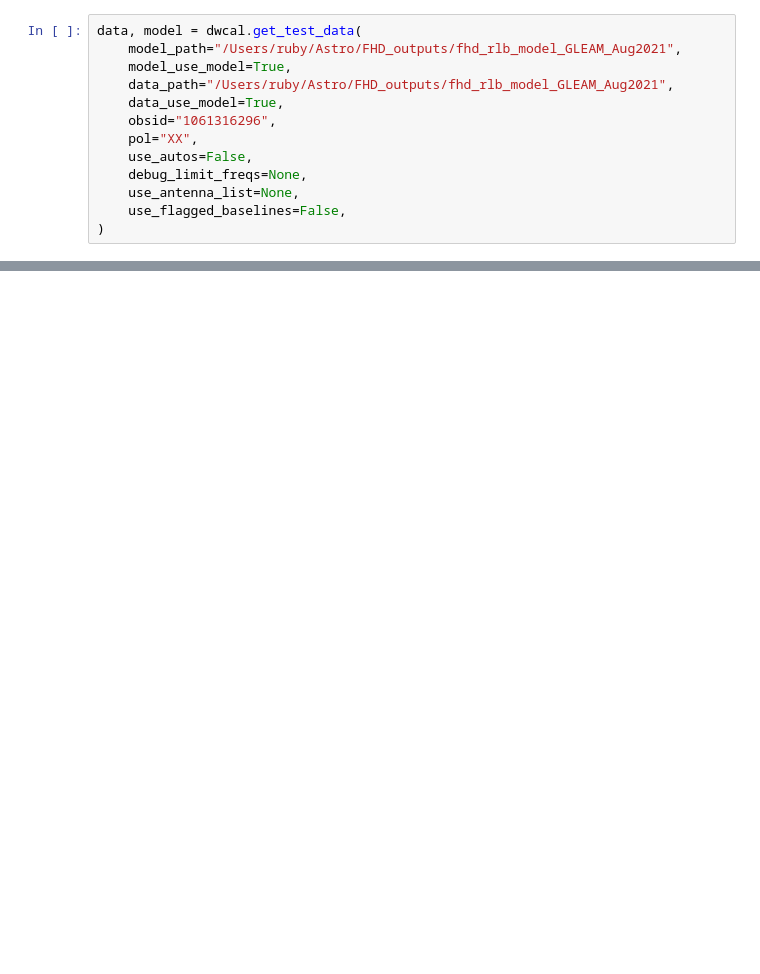
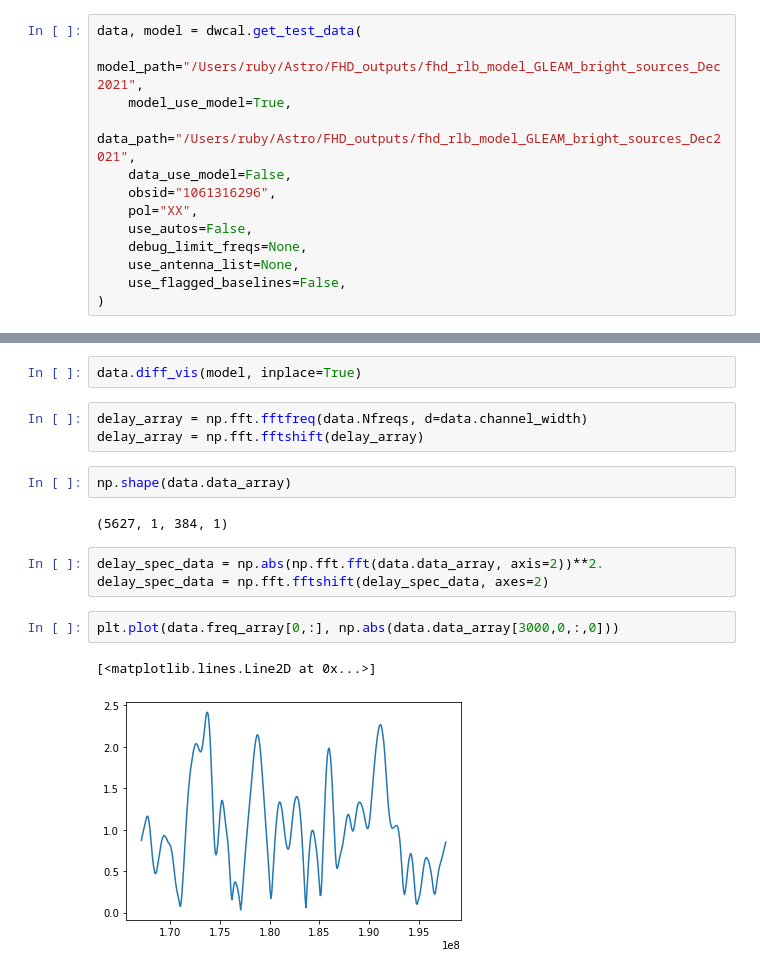
Before and after one commit to rlbyrne/rlb_LWA, a Jupyter notebook: notebooks/dwcal_exploration_Jan2022.ipynb, the cells around one changed output, grey strips where cells are left out. Saved outputs shown, nothing was run; the diff lists cells and outputs as text; blank space fills up the shorter version.

Commit message:
plot delay spectra

```diff
--- a/notebooks/dwcal_exploration_Jan2022.ipynb
+++ b/notebooks/dwcal_exploration_Jan2022.ipynb
@@ -8,9 +9,9 @@ import matplotlib.pyplot as plt
 # %%
 data, model = dwcal.get_test_data(
-    model_path="/Users/ruby/Astro/FHD_outputs/fhd_rlb_model_GLEAM_Aug2021",
+    model_path="/Users/ruby/Astro/FHD_outputs/fhd_rlb_model_GLEAM_bright_sources_Dec2021",
     model_use_model=True,
-    data_path="/Users/ruby/Astro/FHD_outputs/fhd_rlb_model_GLEAM_Aug2021",
-    data_use_model=True,
+    data_path="/Users/ruby/Astro/FHD_outputs/fhd_rlb_model_GLEAM_bright_sources_Dec2021",
+    data_use_model=False,
     obsid="1061316296",
     pol="XX",
     use_autos=False,
@@ -276,0 +61,17 @@ print(hess[test_ant, readout_ant, test_freq, readout_freq, 0])
+# %%
+data.diff_vis(model, inplace=True)
+# %%
+delay_array = np.fft.fftfreq(data.Nfreqs, d=data.channel_width)
+delay_array = np.fft.fftshift(delay_array)
+# %%
+np.shape(data.data_array)
+# %% [output]
+(5627, 1, 384, 1)
+# %%
+delay_spec_data = np.abs(np.fft.fft(data.data_array, axis=2))**2.
+delay_spec_data = np.fft.fftshift(delay_spec_data, axes=2)
+# %%
+plt.plot(data.freq_array[0,:], np.abs(data.data_array[3000,0,:,0]))
+# %% [output]
+[<matplotlib.lines.Line2D at 0x...>]
+[figure, added]
```
Also changed, not shown: parts of 11 cells of this notebook.
